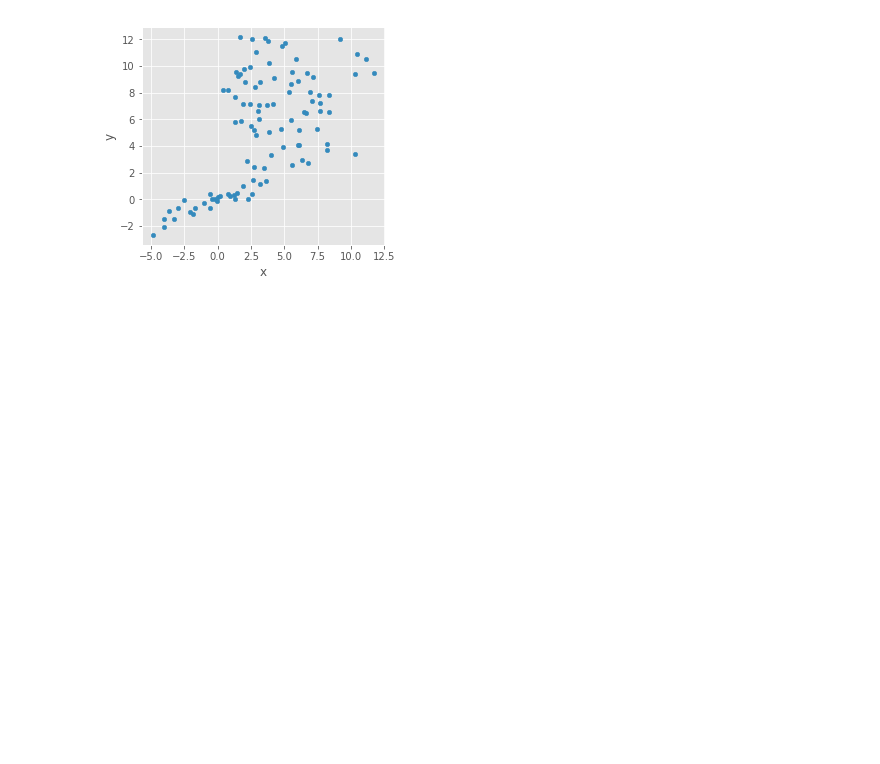
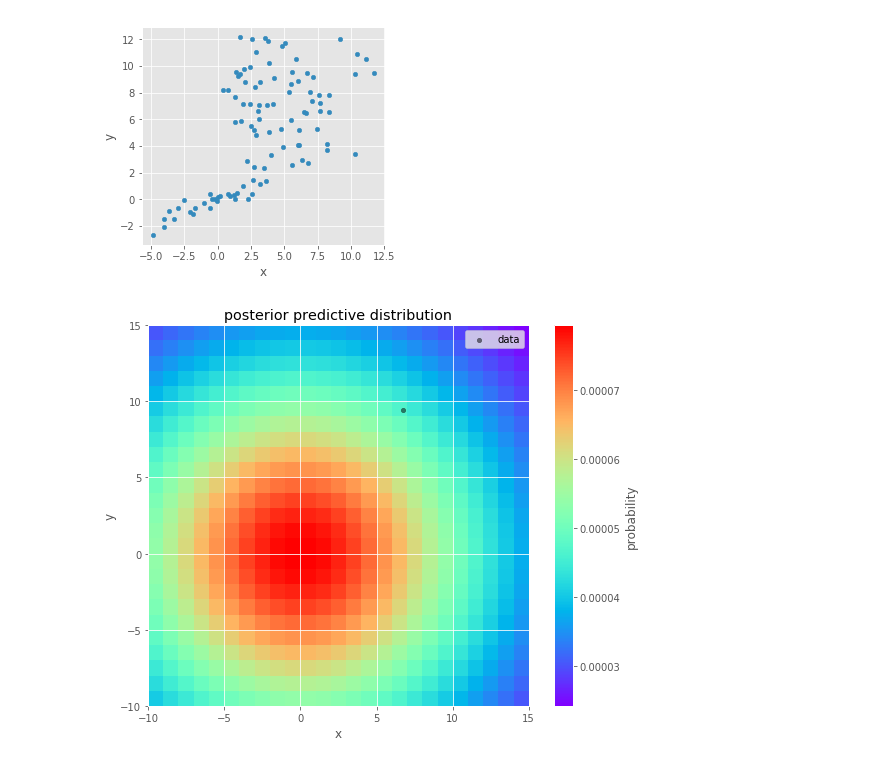
Before and after one commit to kazufusa/til, a Jupyter notebook: 20180826_Lin_2013/readme.ipynb, the cells around one changed output. Drawn from its saved outputs; the diff is of its cells as text; code cells hidden in the pictures; blank space fills up the shorter version.

```diff
--- a/20180826_Lin_2013/readme.ipynb
+++ b/20180826_Lin_2013/readme.ipynb
@@ -449,2 +483,50 @@ def eq15_2(alpha, D, x, m_0, beta_0, nu_0, W_0):
+# %%
+init()
+i=0
+k=0
+_mu_k, _beta_k, _W_k, _nu_k = eq16_2(x[:,i:i+1], rho, i, k, m_0, beta_0, nu_0, W_0)
+
+fig, ax = plt.subplots(ncols=1, figsize=(9, 7))
+
+ax.set_aspect('equal')
+ax.set_title('posterior predictive distribution')
+ax.set_xlabel('x')
+ax.set_ylabel('y')
+ax.set_aspect('equal')
+
+delta = 1
+xrange = np.array([-10, 15])
+yrange = np.array([-10, 15])
+gx = np.arange(*(xrange + delta/2), delta)
+gy = np.arange(*(yrange + delta/2), delta)
+gxx, gyy = np.meshgrid(gx, gy)
+gxgy = np.c_[gxx.ravel(), gyy.ravel()]
+
+# parameters of posterior predictive distribution
+zz = t_pdf(
+    gxgy,
+    m_0,
+    beta_0 * (nu_0 + 1 - D) * W_0 / (1 + beta_0),
+    (nu_0 + 1 - D)
+)
+# zz = t_pdf(
+#     gxgy,
+#     _mu_k,
+#     _beta_k * (_nu_k + 1 - D) * _W_k / (1 + _beta_k),t
+#     (_nu_k + 1 - D)
+# )
+
+im = ax.imshow(
+    zz.reshape(len(gx), len(gy)),
+    interpolation='none',
+    origin='lower',
+    extent=list(xrange) + list(yrange),
+    cmap=matplotlib.cm.rainbow
+)
+fig.colorbar(im, ax=ax).set_label('probability')
+pd.DataFrame(x[:, 0].reshape(1, D), columns=['x', 'y']) \
+    .plot(kind='scatter', x='x', y='y', c='black', ax=ax, label='data', alpha=0.5);
+# %% [output]
+[figure, added]
 # %%
 init()
```
Also changed, not shown: parts of 6 cells of this notebook.
